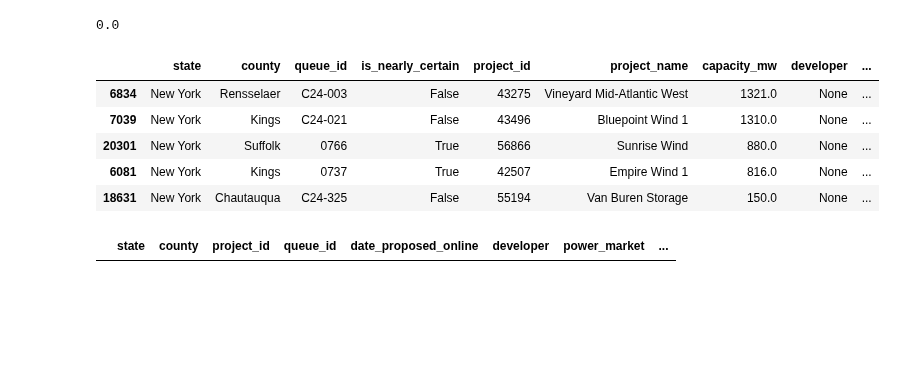
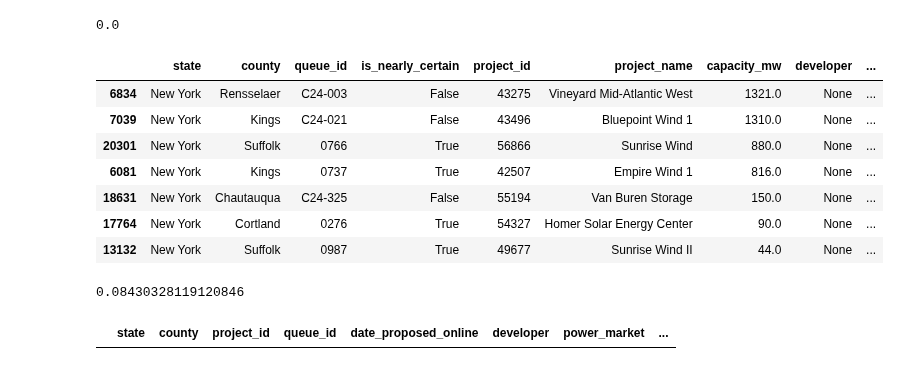
Before and after one commit to deployment-gap-model-education-fund/deployment-gap-model, a Jupyter notebook: notebooks/data_updates/interconnection_fyi/interconnection-fyi-update.ipynb, the cells around one changed output. Cells and saved outputs as stored; diff of their text form; code cells hidden in the pictures; blank space fills up the shorter version.

```diff
--- a/notebooks/data_updates/interconnection_fyi/interconnection-fyi-update.ipynb
+++ b/notebooks/data_updates/interconnection_fyi/interconnection-fyi-update.ipynb
@@ -457,18 +426,22 @@ not_active_fyi[not_active_fyi.queue_id.isin(active_gs.queue_id)].capacity_mw.sum
 # %%
 # look at projects in GS which aren't in FYI
 # it is likely that these projects were dropped during the deduplication cleaning
 # step in the transform. You can spot check to make sure that a different project ID with the
 # same interconnection point, capacity, resource etc. is in the data
-active_gs[~active_gs.queue_id.isin(fyi_iso.queue_id)].sort_values(by="capacity_mw", ascending=False).head(5)
+active_gs[~active_gs.queue_id.isin(fyi_iso.queue_id)].sort_values(by="capacity_mw", ascending=False).head(10)
 # %% [output]
 |  | state | county | queue_id | is_nearly_certain | project_id | project_name | capacity_mw | developer | ... |
 | 6834 | New York | Rensselaer | C24-003 | False | 43275 | Vineyard Mid-Atlantic West | 1321.0 | None | ... |
 | 7039 | New York | Kings | C24-021 | False | 43496 | Bluepoint Wind 1 | 1310.0 | None | ... |
 | 20301 | New York | Suffolk | 0766 | True | 56866 | Sunrise Wind | 880.0 | None | ... |
 | 6081 | New York | Kings | 0737 | True | 42507 | Empire Wind 1 | 816.0 | None | ... |
 | 18631 | New York | Chautauqua | C24-325 | False | 55194 | Van Buren Storage | 150.0 | None | ... |
+| 17764 | New York | Cortland | 0276 | True | 54327 | Homer Solar Energy Center | 90.0 | None | ... |
+| 13132 | New York | Suffolk | 0987 | True | 49677 | Sunrise Wind II | 44.0 | None | ... |
 # %%
-active_gs[~active_gs.queue_id.isin(fyi_iso.queue_id)].sort_values(by="capacity_mw", ascending=False).head(5)
+active_gs[~active_gs.queue_id.isin(fyi_iso.queue_id)].capacity_mw.sum()/active_gs.capacity_mw.sum()
+# %% [output]
+0.08430328119120846
 # %%
 fyi_all_projects_long_format[fyi_all_projects_long_format.queue_id == "C24-325"]
 # %% [output]
```
Also changed, not shown: parts of 13 cells of this notebook, 3 other files.
